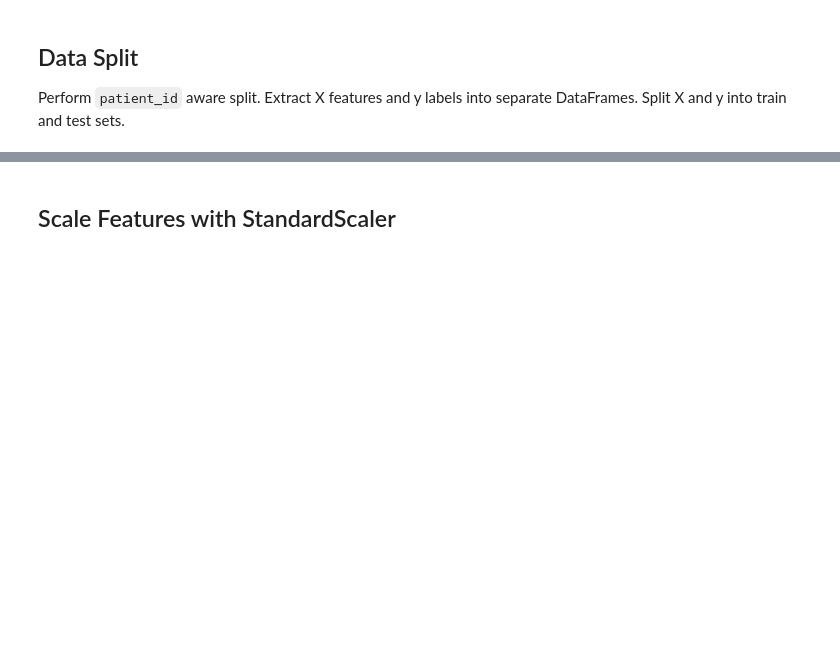
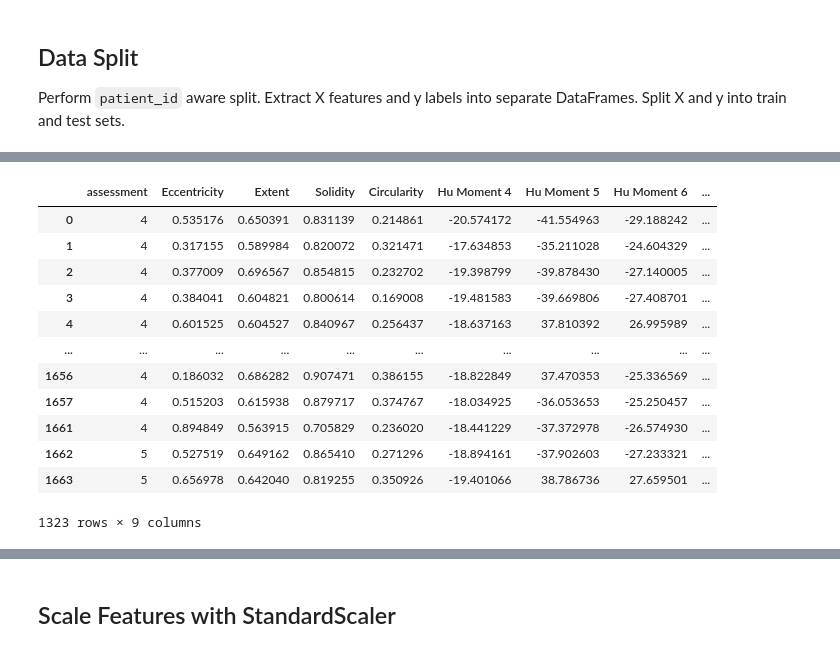
Before and after one commit to AI-MED-AGH/mammography-delta, a Jupyter notebook: src/pipeline.ipynb, the cells around one changed output, grey strips where cells are left out. Saved outputs shown, nothing was run; the diff lists cells and outputs as text; code cells hidden in the pictures; blank space fills up the shorter version.

```diff
--- a/src/pipeline.ipynb
+++ b/src/pipeline.ipynb
@@ -133,16 +181,30 @@ Dropped 28 redundant features due to high correlation (> 0.9): ['Area Bounding B
 Perform `patient_id` aware split. Extract X features and y labels into separate DataFrames. Split X and y into train and test sets.
 # %%
 drop_cols = ['id', 'patient_id', 'pathology', 'assessment']
+drop_cols_assessment = ['id', 'patient_id', 'pathology']
 
-# Choose 1. or 2. split function
+# Choose 1. or 2. split function - normal or stratified_kfold based
 
 # 1.
 X_train, X_test, y_train, y_test, is_intersect_empty = split.aware_patient_split(df_cleaned, drop_cols)
 
+X_train_hybrid, X_test_hybrid, y_train_hybrid, y_test_hybrid, is_intersect_empty_hybrid = split.aware_patient_split(
+    df_cleaned, drop_cols_assessment)
+
+X_train_assessment_only, X_test_assessment_only, y_train_assessment_only, y_test_assessment_only, is_intersect_empty_assessment_only = split.aware_patient_split(
+    df_assessment_only, drop_cols_assessment)
+
 # 2.
 # X_train, X_test, y_train, y_test, is_intersect_empty = split.aware_patient_split_stratified_kfold(df_cleaned, drop_cols)
 
+# X_train_assessment, X_test_assessment, y_train, y_test, is_intersect_empty_assessment = split.aware_patient_split_stratified_kfold(df_cleaned, drop_cols_assessment)
+
+# X_train_assessment_only, X_test_assessment_only, y_train_assessment_only, y_test_assessment_only, is_intersect_empty_assessment_only = split.aware_patient_split(df_assessment_only, drop_cols_assessment)
+
+
 # Verify that the intersection of patient IDs in Train and Test sets is empty
-is_intersect_empty  # Result: True
+print(is_intersect_empty)
+print(is_intersect_empty_hybrid)
+print(is_intersect_empty_assessment_only)
 # %% [output]
 True
@@ -148,0 +229,16 @@ True
+# %%
+X_train_hybrid
+# %% [output]
+|  | assessment | Eccentricity | Extent | Solidity | Circularity | Hu Moment 4 | Hu Moment 5 | Hu Moment 6 | ... |
+| 0 | 4 | 0.535176 | 0.650391 | 0.831139 | 0.214861 | -20.574172 | -41.554963 | -29.188242 | ... |
+| 1 | 4 | 0.317155 | 0.589984 | 0.820072 | 0.321471 | -17.634853 | -35.211028 | -24.604329 | ... |
+| 2 | 4 | 0.377009 | 0.696567 | 0.854815 | 0.232702 | -19.398799 | -39.878430 | -27.140005 | ... |
+| 3 | 4 | 0.384041 | 0.604821 | 0.800614 | 0.169008 | -19.481583 | -39.669806 | -27.408701 | ... |
+| 4 | 4 | 0.601525 | 0.604527 | 0.840967 | 0.256437 | -18.637163 | 37.810392 | 26.995989 | ... |
+| ... | ... | ... | ... | ... | ... | ... | ... | ... | ... |
+| 1656 | 4 | 0.186032 | 0.686282 | 0.907471 | 0.386155 | -18.822849 | 37.470353 | -25.336569 | ... |
+| 1657 | 4 | 0.515203 | 0.615938 | 0.879717 | 0.374767 | -18.034925 | -36.053653 | -25.250457 | ... |
+| 1661 | 4 | 0.894849 | 0.563915 | 0.705829 | 0.236020 | -18.441229 | -37.372978 | -26.574930 | ... |
+| 1662 | 5 | 0.527519 | 0.649162 | 0.865410 | 0.271296 | -18.894161 | -37.902603 | -27.233321 | ... |
+| 1663 | 5 | 0.656978 | 0.642040 | 0.819255 | 0.350926 | -19.401066 | 38.786736 | 27.659501 | ... |
+1323 rows × 9 columns
```
Also changed, not shown: parts of 23 cells of this notebook, 1 other file.
